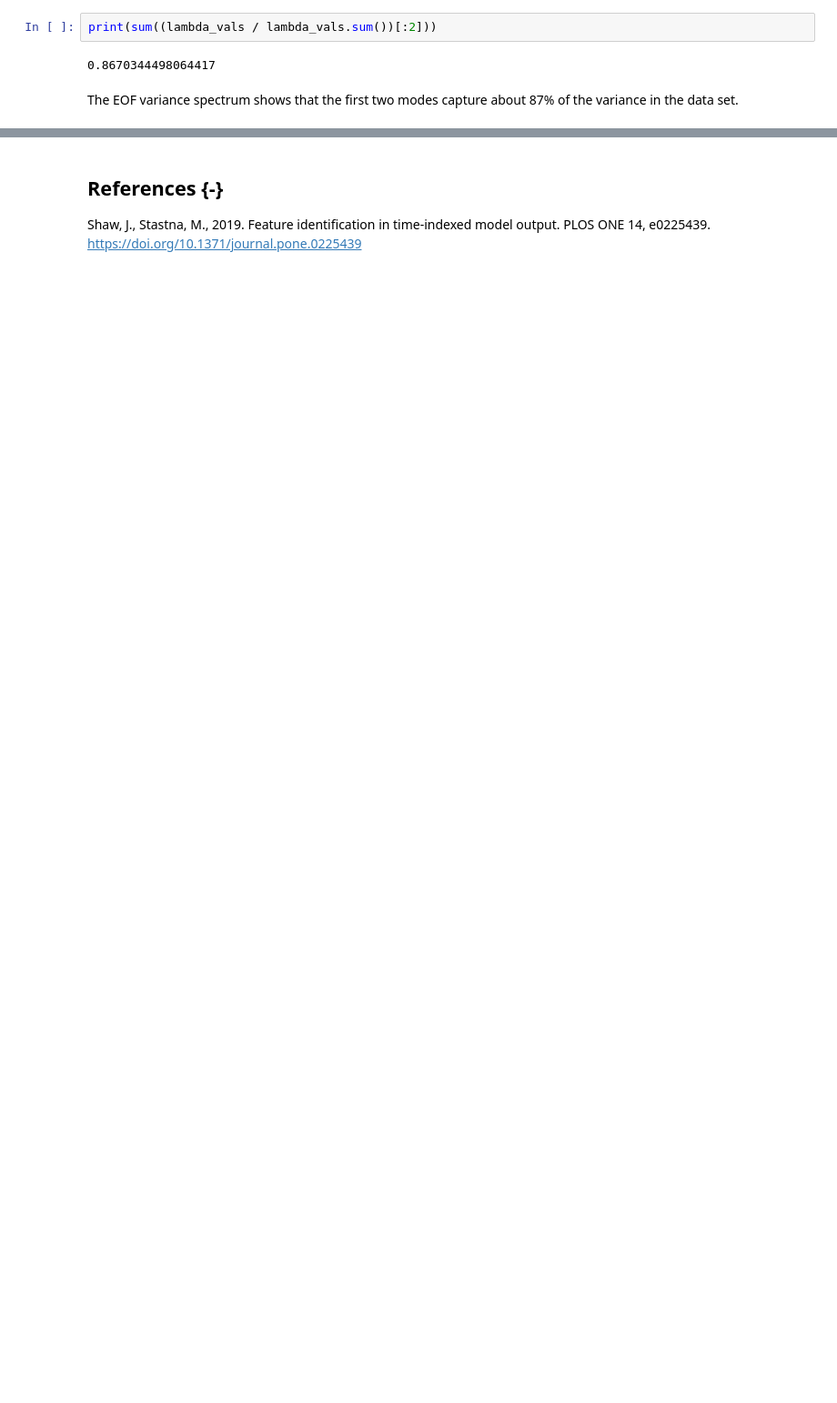
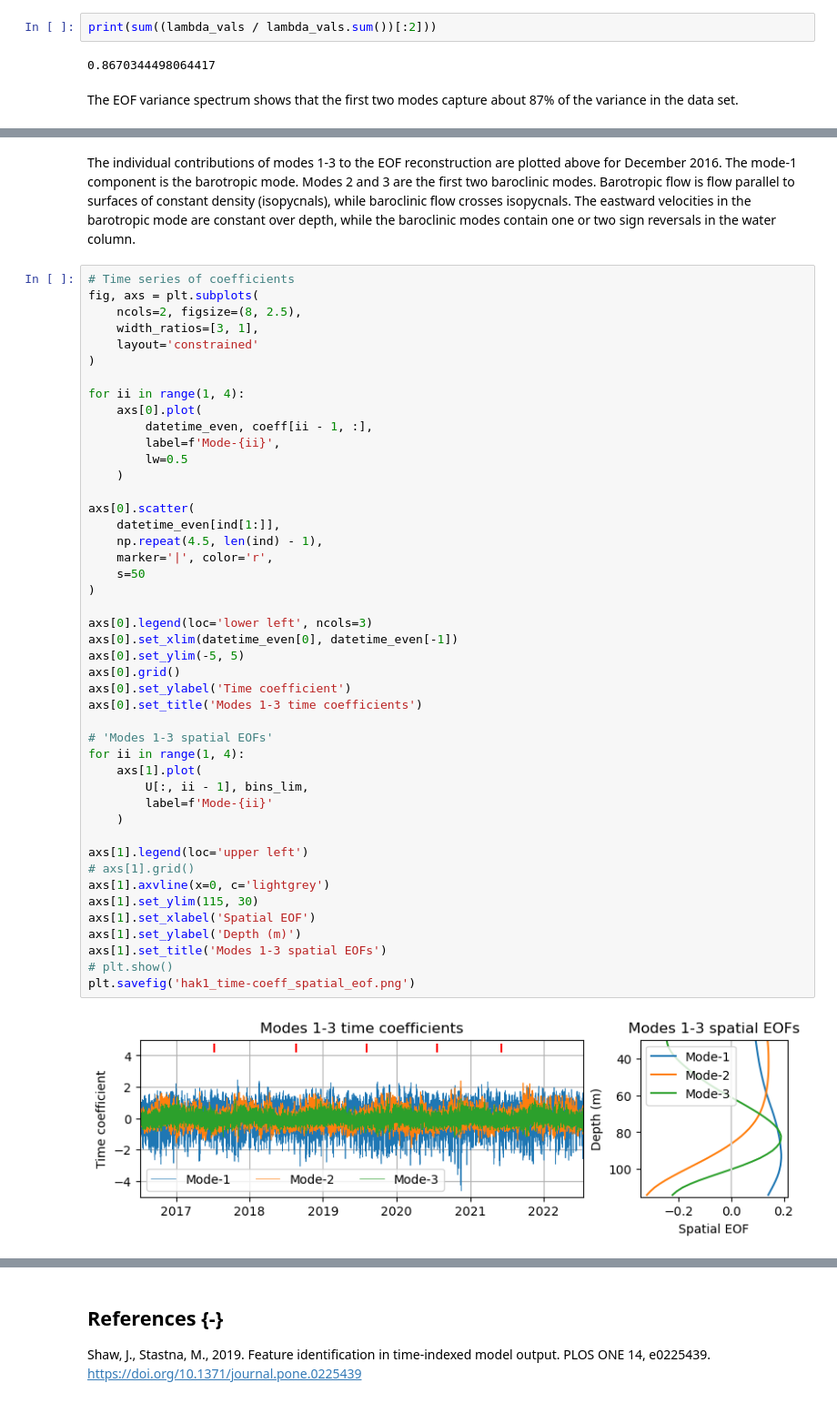
Before and after one commit to hhourston/Data_Module, a Jupyter notebook: codes/eof-analysis/eof_error_map_adcp.ipynb, the cells around one changed output, grey strips where cells are left out. Shown at 91% size. Cells and saved outputs as stored; diff of their text form; blank space fills up the shorter version.

```diff
--- a/codes/eof-analysis/eof_error_map_adcp.ipynb
+++ b/codes/eof-analysis/eof_error_map_adcp.ipynb
@@ -240,0 +319,49 @@ The EOF variance spectrum shows that the first two modes capture about 87% of th
+# %% [markdown]
+The individual contributions of modes 1-3 to the EOF reconstruction are plotted above for December 2016. The mode-1 component is the barotropic mode. Modes 2 and 3 are the first two baroclinic modes. Barotropic flow is flow parallel to surfaces of constant density (isopycnals), while baroclinic flow crosses isopycnals. The eastward velocities in the barotropic mode are constant over depth, while the baroclinic modes contain one or two sign reversals in the water column.
+# %%
+# Time series of coefficients
+fig, axs = plt.subplots(
+    ncols=2, figsize=(8, 2.5),
+    width_ratios=[3, 1],
+    layout='constrained'
+)
+
+for ii in range(1, 4):
+    axs[0].plot(
+        datetime_even, coeff[ii - 1, :],
+        label=f'Mode-{ii}',
+        lw=0.5
+    )
+
+axs[0].scatter(
+    datetime_even[ind[1:]],
+    np.repeat(4.5, len(ind) - 1),
+    marker='|', color='r',
+    s=50
+)
+
+axs[0].legend(loc='lower left', ncols=3)
+axs[0].set_xlim(datetime_even[0], datetime_even[-1])
+axs[0].set_ylim(-5, 5)
+axs[0].grid()
+axs[0].set_ylabel('Time coefficient')
+axs[0].set_title('Modes 1-3 time coefficients')
+
+# 'Modes 1-3 spatial EOFs'
+for ii in range(1, 4):
+    axs[1].plot(
+        U[:, ii - 1], bins_lim,
+        label=f'Mode-{ii}'
+    )
+
+axs[1].legend(loc='upper left')
+# axs[1].grid()
+axs[1].axvline(x=0, c='lightgrey')
+axs[1].set_ylim(115, 30)
+axs[1].set_xlabel('Spatial EOF')
+axs[1].set_ylabel('Depth (m)')
+axs[1].set_title('Modes 1-3 spatial EOFs')
+# plt.show()
+plt.savefig('hak1_time-coeff_spatial_eof.png')
+# %% [output]
+[figure, added]
```
Also changed, not shown: parts of 12 cells of this notebook.
